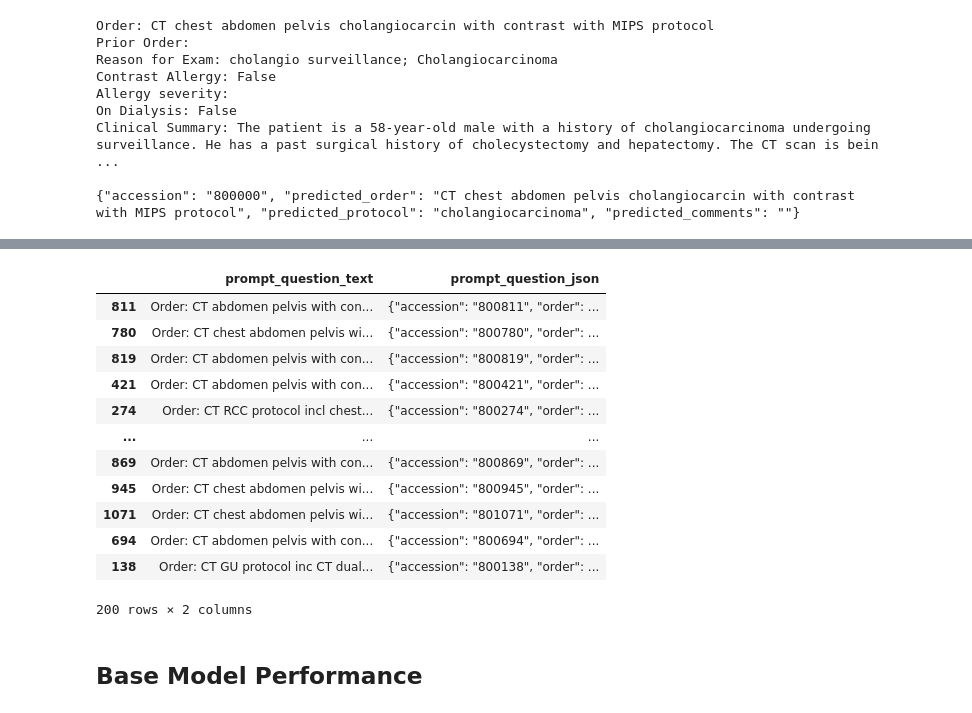
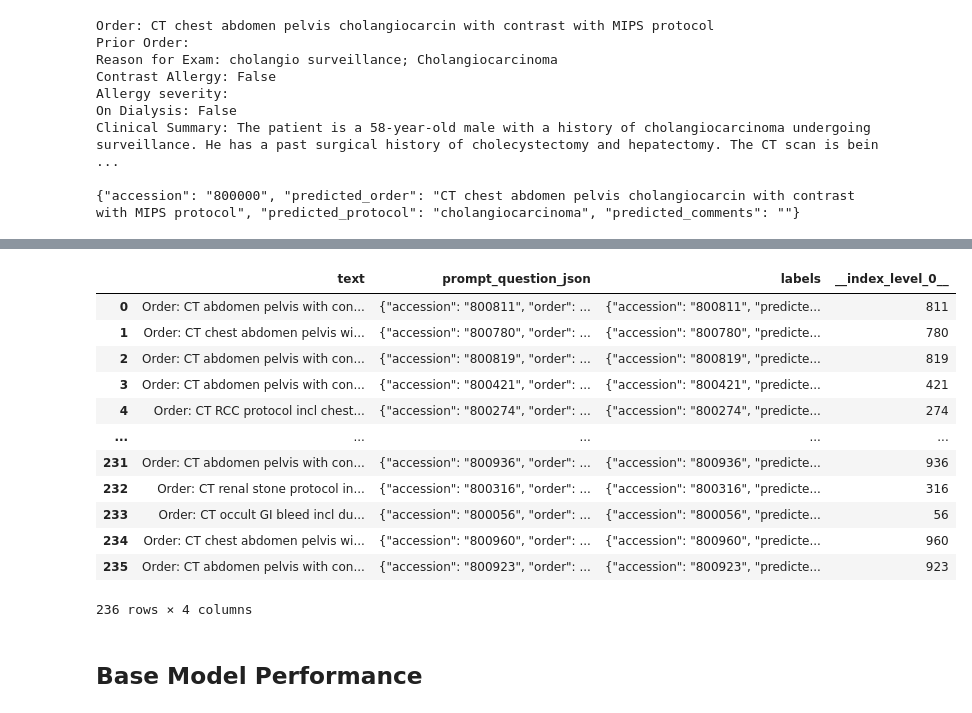
Before and after one commit to mille055/aipi590_project1, a Jupyter notebook: notebooks/Finetune_notebook.ipynb, the cells around one changed output, grey strips where cells are left out. Drawn from its saved outputs; the diff is of its cells as text; code cells hidden in the pictures.

```diff
--- a/notebooks/Finetune_notebook.ipynb
+++ b/notebooks/Finetune_notebook.ipynb
@@ -295,16 +273,17 @@ X_train, X_test, y_train, y_test = train_test_split(prompt_df[['prompt_question_
-# %%
-X_test
-# %% [output]
-|  | prompt_question_text | prompt_question_json |
-| 811 | Order: CT abdomen pelvis with con... | {"accession": "800811", "order": ... |
-| 780 | Order: CT chest abdomen pelvis wi... | {"accession": "800780", "order": ... |
-| 819 | Order: CT abdomen pelvis with con... | {"accession": "800819", "order": ... |
-| 421 | Order: CT abdomen pelvis with con... | {"accession": "800421", "order": ... |
-| 274 | Order: CT RCC protocol incl chest... | {"accession": "800274", "order": ... |
-| ... | ... | ... |
-| 869 | Order: CT abdomen pelvis with con... | {"accession": "800869", "order": ... |
-| 945 | Order: CT chest abdomen pelvis wi... | {"accession": "800945", "order": ... |
-| 1071 | Order: CT chest abdomen pelvis wi... | {"accession": "801071", "order": ... |
-| 694 | Order: CT abdomen pelvis with con... | {"accession": "800694", "order": ... |
-| 138 | Order: CT GU protocol inc CT dual... | {"accession": "800138", "order": ... |
-200 rows × 2 columns
+# %%
+test_data_df = pd.DataFrame(test_data)
+test_data_df
+# %% [output]
+|  | text | prompt_question_json | labels | __index_level_0__ |
+| 0 | Order: CT abdomen pelvis with con... | {"accession": "800811", "order": ... | {"accession": "800811", "predicte... | 811 |
+| 1 | Order: CT chest abdomen pelvis wi... | {"accession": "800780", "order": ... | {"accession": "800780", "predicte... | 780 |
+| 2 | Order: CT abdomen pelvis with con... | {"accession": "800819", "order": ... | {"accession": "800819", "predicte... | 819 |
+| 3 | Order: CT abdomen pelvis with con... | {"accession": "800421", "order": ... | {"accession": "800421", "predicte... | 421 |
+| 4 | Order: CT RCC protocol incl chest... | {"accession": "800274", "order": ... | {"accession": "800274", "predicte... | 274 |
+| ... | ... | ... | ... | ... |
+| 231 | Order: CT abdomen pelvis with con... | {"accession": "800936", "order": ... | {"accession": "800936", "predicte... | 936 |
+| 232 | Order: CT renal stone protocol in... | {"accession": "800316", "order": ... | {"accession": "800316", "predicte... | 316 |
+| 233 | Order: CT occult GI bleed incl du... | {"accession": "800056", "order": ... | {"accession": "800056", "predicte... | 56 |
+| 234 | Order: CT chest abdomen pelvis wi... | {"accession": "800960", "order": ... | {"accession": "800960", "predicte... | 960 |
+| 235 | Order: CT abdomen pelvis with con... | {"accession": "800923", "order": ... | {"accession": "800923", "predicte... | 923 |
+236 rows × 4 columns
```
Also changed, not shown: parts of 9 cells of this notebook.
